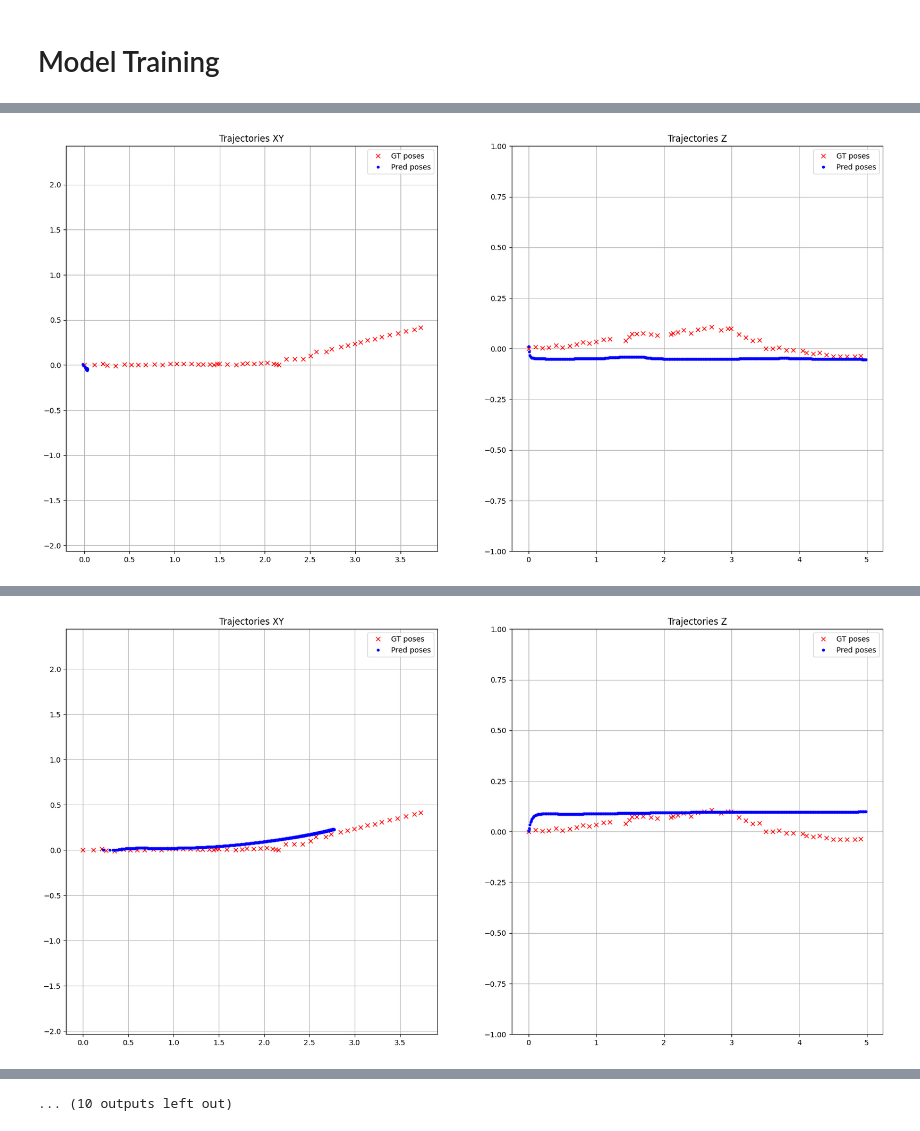
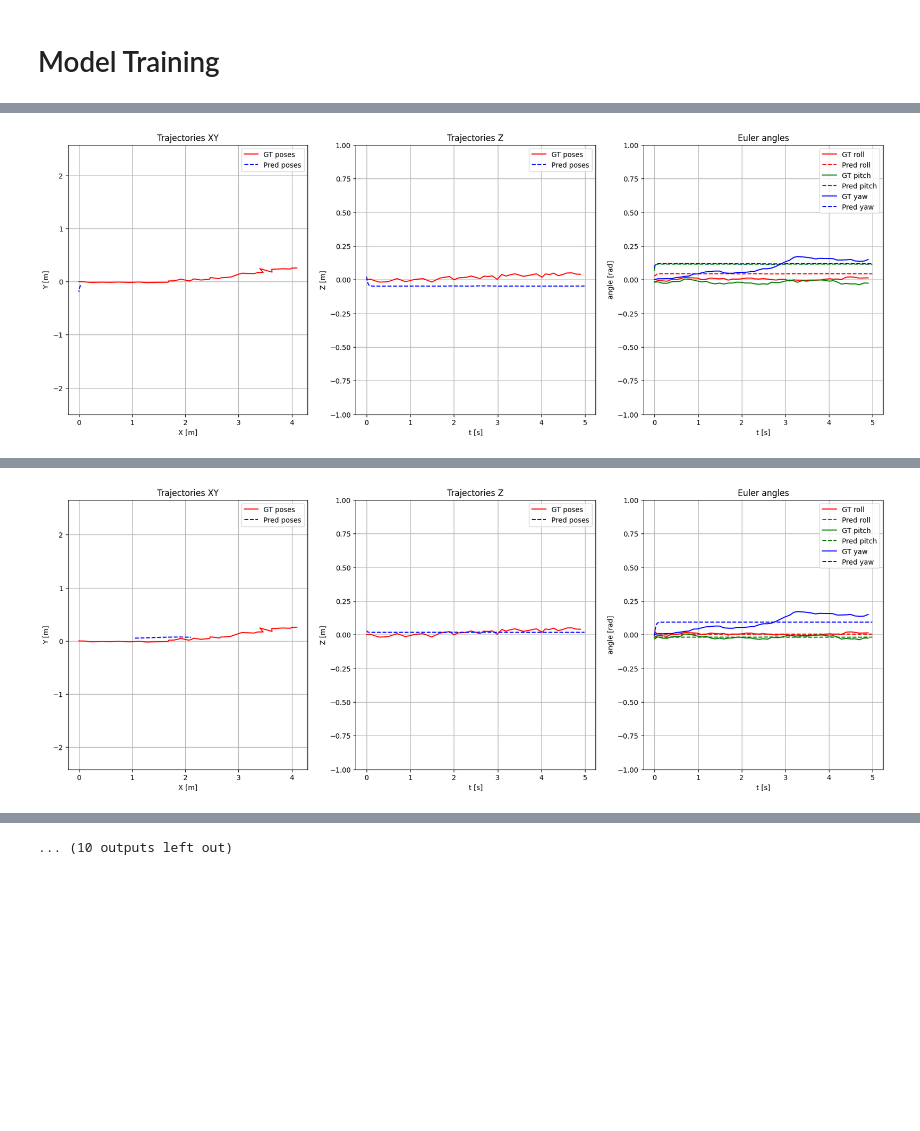
Before and after one commit to ctu-vras/monoforce, a Jupyter notebook: monoforce/examples/lstm_traj_pred.ipynb, the cells around one changed output, grey strips where cells are left out. Cells and saved outputs as stored; diff of their text form; code cells hidden in the pictures; blank space fills up the shorter version.

```diff
--- a/monoforce/examples/lstm_traj_pred.ipynb
+++ b/monoforce/examples/lstm_traj_pred.ipynb
@@ -85,10 +24,9 @@ Let's instantiate the model and perform a forward pass to predict the next state
 state_features = 6  # Example: (x, y, z, roll, pitch, yaw)
 control_features = 2  # Example: (v_cmd, w_cmd)
 heightmap_shape = (128, 128)  # Example: Heightmap of size 64x64
-lstm_hidden_size = 256  # LSTM hidden layer size
 
 # Instantiate the model
-model = TrajectoryModel(state_features, control_features, heightmap_shape, lstm_hidden_size)
+model = TrajectoryModel(state_features, control_features, heightmap_shape)
 
 # Print model summary
 print(model)
@@ -184,7 +121,10 @@ print(len(ds))
 # %%
 %matplotlib inline
 from monoforce.utils import explore_data
+import numpy as np
 
-sample_i = 120
+# sample_i = 120
+sample_i = np.random.choice(len(ds))
+print(f'Using sample: {sample_i}')
 explore_data(ds, [sample_i])
 # %% [output]
@@ -240,31 +181,44 @@ for i in range(num_iters):
     loss.backward()
     optimizer.step()
 
-    print(f"Iter {i+1}/{num_iters}, Loss: {loss.item():.4f}")
-
     # visualization
     if i % 100 == 0 or i == num_iters - 1:
+        print(f"Iter {i+1}/{num_iters}, Loss: {loss.item():.4f}")
         with torch.no_grad():
-            plt.figure(figsize=(20, 10))
-            plt.subplot(1, 2, 1)
-            plt.plot(xyz_rpy[0, :, 0].cpu().numpy(), xyz_rpy[0, :, 1].cpu().numpy(), 'xr', label='GT poses')
-            plt.plot(xyz_rpy_pred[0, :, 0].cpu().numpy(), xyz_rpy_pred[0, :, 1].cpu().numpy(), '.b', label='Pred poses')
+            plt.figure(figsize=(21, 7))
+            plt.subplot(1, 3, 1)
+            plt.plot(xyz_rpy[0, :, 0].cpu().numpy(), xyz_rpy[0, :, 1].cpu().numpy(), '-r', label='GT poses')
+            plt.plot(xyz_rpy_pred[0, :, 0].cpu().numpy(), xyz_rpy_pred[0, :, 1].cpu().numpy(), '--b', label='Pred poses')
             plt.grid()
             plt.axis('equal')
             plt.legend()
             plt.title('Trajectories XY')
-            # # plot lines between corresponding points from the ground truth and predicted trajectories (use ts_ids)
-            # for j in range(xyz_rpy.shape[1]):
-            #     plt.plot([xyz_rpy[0, j, 0].cpu().numpy(), xyz_rpy_pred[0, ts_ids[0, j], 0].cpu().numpy()],
-            #              [xyz_rpy[0, j, 1].cpu().numpy(), xyz_rpy_pred[0, ts_ids[0, j], 1].cpu().numpy()], 'g')
+            plt.xlabel('X [m]')
+            plt.ylabel('Y [m]')
 
-            plt.subplot(1, 2, 2)
-            plt.plot(traj_ts[0].cpu().numpy(), xyz_rpy[0, :, 2].cpu().numpy(), 'xr', label='GT poses')
-            plt.plot(control_ts[0].cpu().numpy(), xyz_rpy_pred[0, :, 2].cpu().numpy(), '.b', label='Pred poses')
+            plt.subplot(1, 3, 2)
+            plt.plot(traj_ts[0].cpu().numpy(), xyz_rpy[0, :, 2].cpu().numpy(), '-r', label='GT poses')
+            plt.plot(control_ts[0].cpu().numpy(), xyz_rpy_pred[0, :, 2].cpu().numpy(), '--b', label='Pred poses')
             plt.grid()
             plt.ylim(-1, 1)
             plt.legend()
             plt.title('Trajectories Z')
+            plt.xlabel('t [s]')
+            plt.ylabel('Z [m]')
+
+            plt.subplot(1, 3, 3)
+            plt.title('Euler angles')
+            plt.plot(traj_ts[0].cpu().numpy(), xyz_rpy[0, :, 3].cpu().numpy(), '-r', label='GT roll')
+            plt.plot(control_ts[0].cpu().numpy(), xyz_rpy_pred[0, :, 3].cpu().numpy(), '--r', label='Pred roll')
+            plt.plot(traj_ts[0].cpu().numpy(), xyz_rpy[0, :, 4].cpu().numpy(), '-g', label='GT pitch')
+            plt.plot(control_ts[0].cpu().numpy(), xyz_rpy_pred[0, :, 4].cpu().numpy(), '--g', label='Pred pitch')
+            plt.plot(traj_ts[0].cpu().numpy(), xyz_rpy[0, :, 5].cpu().numpy(), '-b', label='GT yaw')
+            plt.plot(control_ts[0].cpu().numpy(), xyz_rpy_pred[0, :, 5].cpu().numpy(), '--b', label='Pred yaw')
+            plt.ylim(-1, 1)
+            plt.legend()
+            plt.grid()
+            plt.xlabel('t [s]')
+            plt.ylabel('angle [rad]')
 
             plt.show()
 # %% [output]
@@ -272 +226 @@ Iter 1/1000, Loss: 0.7580
-[figure, old version]
+[figure, new version]
@@ -290 +228 @@ Iter 101/1000, Loss: 0.0337
-[figure, old version]
+[figure, new version]
```
Also changed, not shown: parts of 6 cells of this notebook, 15 other files.
